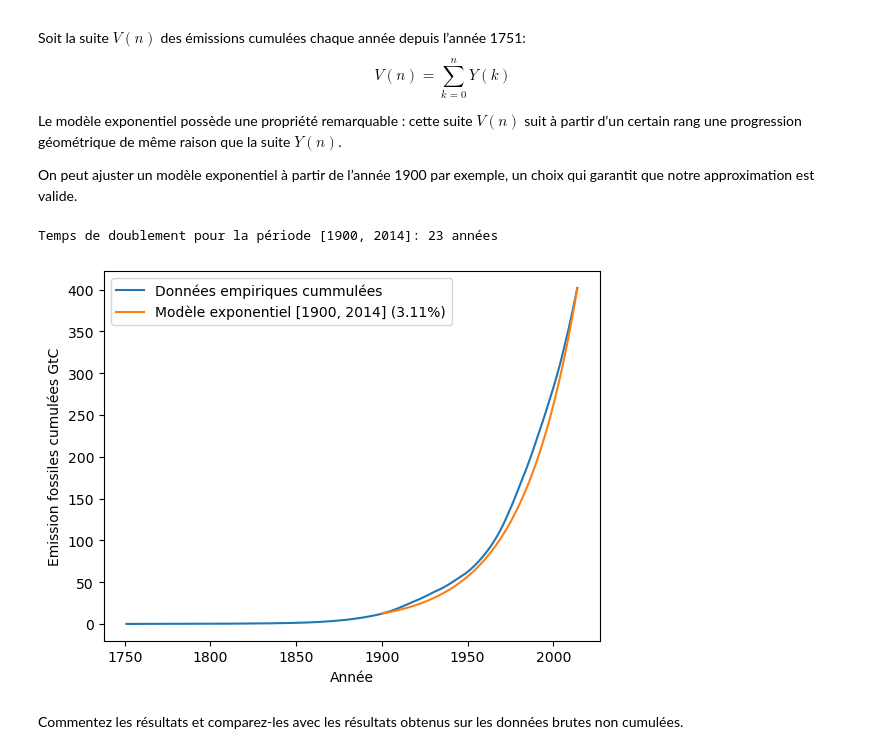
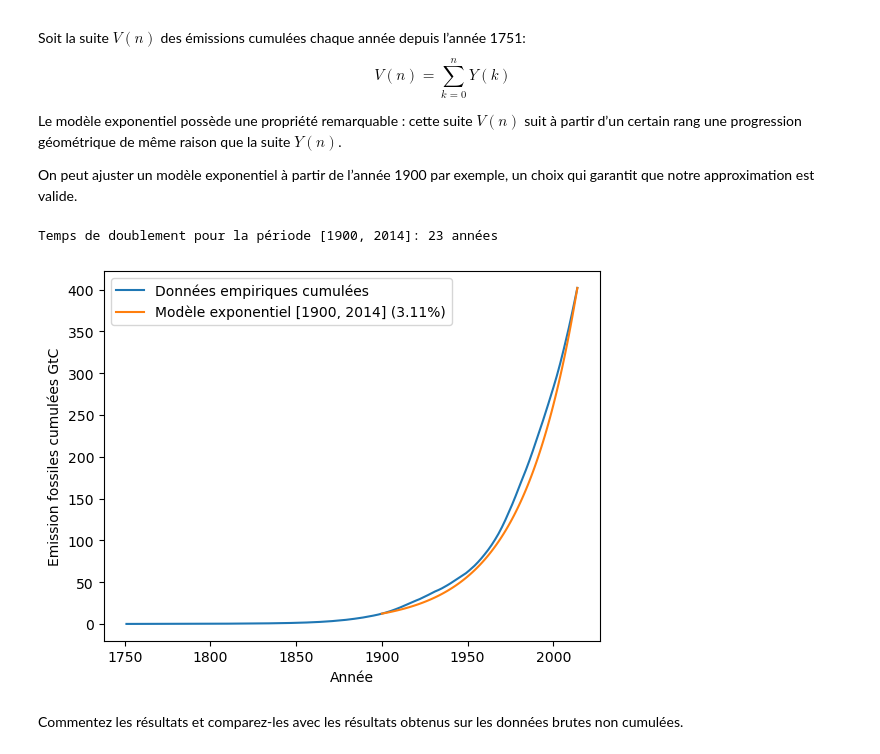
Before and after one commit to infisxc/mathc2plus, a Jupyter notebook: exp.ipynb, the cells around one changed output. Saved outputs shown, nothing was run; the diff lists cells and outputs as text; code cells hidden in the pictures.

```diff
--- a/exp.ipynb
+++ b/exp.ipynb
@@ -713,42 +713,42 @@ plt.yscale('log')                           # afficher l'axe des ordonnées en
  On peut ajuster un modèle exponentiel à partir de l’année 1900 par exemple, un
  choix qui garantit que notre approximation est valide.
 # %%
-V = [sum(Y[0:n+1]) for n in range(len(Y))]  # calculer le cummul d'émissions
-                                                # brutes
-V = list(map(lambda v: v/1000, V))      # convertir les données en GtC
+V = [sum(Y[0:n+1]) for n in range(len(Y))]  # calculer le cumul d'émissions
+                                            # brutes
+V = list(map(lambda v: v/1000, V))          # convertir les données en GtC
 
 debut = 1900
 fin = X[len(X)-1]
 
 # calculer les parametres du modèle sur l'intervalle de temps
 X_, Y_, V_modele, taux = parametresModeleExponentielPeriode(X, V, debut, fin)
 
 # Graphe des données de la base de données
-plt.plot(X, V, label='Données empiriques cummulées') # afficher les données
-                                                         # brutes cummulées
-                                                         # sous forme de graphe
-plt.xlabel('Année')                                      # nommer l'axe des x
-plt.ylabel('Emission fossiles cumulées GtC')             # nommer l'axe des y
+plt.plot(X, V, label='Données empiriques cumulées') # afficher les données
+                                                    # brutes cumulées
+                                                    # sous forme de graphe
+plt.xlabel('Année')                                 # nommer l'axe des x
+plt.ylabel('Emission fossiles cumulées GtC')        # nommer l'axe des y
 
 # ajouter la courbe à la figure
 plt.plot(X_, V_modele,
             label='Modèle exponentiel [{debut}, {fin}] ({croissance:.2f}%)'
                 .format(debut=debut, fin=fin, croissance=taux))
 
 plt.legend()                    # afficher la légende
 
 
 temps = tempsDoublement(taux)   # calculer le temps de doublement
 temps = ceil (temps)            # arrondir le temps de doublement à
                                 # l'année entière supérieure la plus
                                 # proche
 
 # afficher le temps de doublement
 print ("Temps de doublement pour la période [{debut}, {fin}]: {temps} années"
         .format(debut=periode[0], fin=periode[1], temps = temps))
 # %% [output]
 Temps de doublement pour la période [1900, 2014]: 23 années
-[figure, old version]
+[figure, new version]
 # %% [markdown]
 Commentez les résultats et comparez-les avec les résultats obtenus sur les
 données brutes non cumulées.
```
